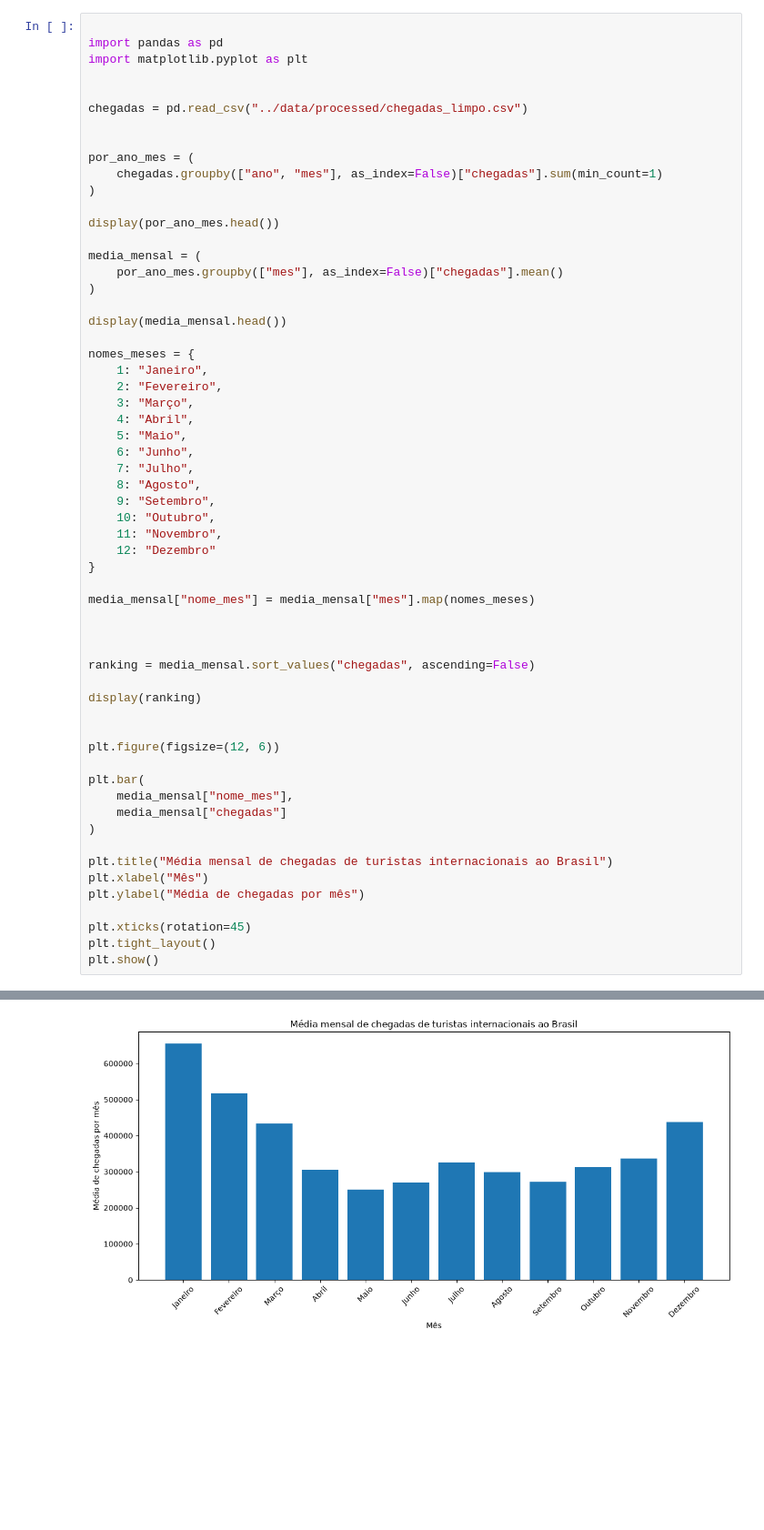
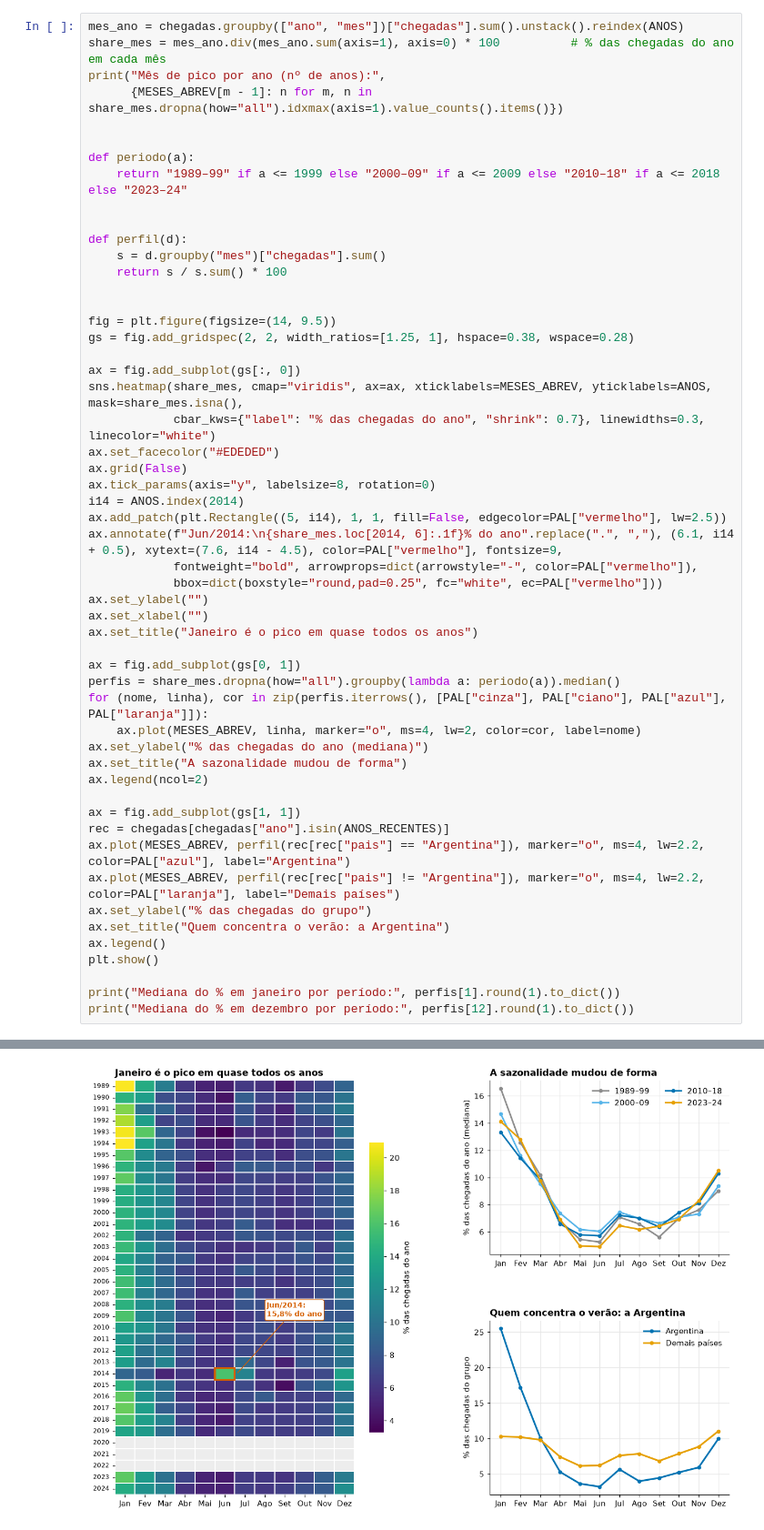
Before and after one commit to r3lc0ts/Projeto-AEDV, a Jupyter notebook: notebook/notebook_turismo.ipynb, the cells around one changed output, grey strips where cells are left out. Shown at 91% size. Cells and saved outputs as stored; diff of their text form; blank space fills up the shorter version.

```diff
--- a/notebook/notebook_turismo.ipynb
+++ b/notebook/notebook_turismo.ipynb
@@ -201,60 +505,54 @@ fig_corrida_uf.show()
 # %%
-
-import pandas as pd
-import matplotlib.pyplot as plt
+mes_ano = chegadas.groupby(["ano", "mes"])["chegadas"].sum().unstack().reindex(ANOS)
+share_mes = mes_ano.div(mes_ano.sum(axis=1), axis=0) * 100          # % das chegadas do ano em cada mês
+print("Mês de pico por ano (nº de anos):",
+      {MESES_ABREV[m - 1]: n for m, n in share_mes.dropna(how="all").idxmax(axis=1).value_counts().items()})
 
 
-chegadas = pd.read_csv("../data/processed/chegadas_limpo.csv")
+def periodo(a):
+    return "1989–99" if a <= 1999 else "2000–09" if a <= 2009 else "2010–18" if a <= 2018 else "2023–24"
 
 
-por_ano_mes = (
-    chegadas.groupby(["ano", "mes"], as_index=False)["chegadas"].sum(min_count=1)
-)
-
-display(por_ano_mes.head())
-
-media_mensal = (
-    por_ano_mes.groupby(["mes"], as_index=False)["chegadas"].mean()
-)
-
-display(media_mensal.head())
-
-nomes_meses = {
-    1: "Janeiro",
-    2: "Fevereiro",
-    3: "Março",
-    4: "Abril",
-    5: "Maio",
-    6: "Junho",
-    7: "Julho",
-    8: "Agosto",
-    9: "Setembro",
-    10: "Outubro",
-    11: "Novembro",
-    12: "Dezembro"
-}
-
-media_mensal["nome_mes"] = media_mensal["mes"].map(nomes_meses)
+def perfil(d):
+    s = d.groupby("mes")["chegadas"].sum()
+    return s / s.sum() * 100
 
 
+fig = plt.figure(figsize=(14, 9.5))
+gs = fig.add_gridspec(2, 2, width_ratios=[1.25, 1], hspace=0.38, wspace=0.28)
 
-ranking = media_mensal.sort_values("chegadas", ascending=False)
+ax = fig.add_subplot(gs[:, 0])
+sns.heatmap(share_mes, cmap="viridis", ax=ax, xticklabels=MESES_ABREV, yticklabels=ANOS, mask=share_mes.isna(),
+            cbar_kws={"label": "% das chegadas do ano", "shrink": 0.7}, linewidths=0.3, linecolor="white")
+ax.set_facecolor("#EDEDED")
+ax.grid(False)
+ax.tick_params(axis="y", labelsize=8, rotation=0)
+i14 = ANOS.index(2014)
+ax.add_patch(plt.Rectangle((5, i14), 1, 1, fill=False, edgecolor=PAL["vermelho"], lw=2.5))
+ax.annotate(f"Jun/2014:\n{share_mes.loc[2014, 6]:.1f}% do ano".replace(".", ","), (6.1, i14 + 0.5), xytext=(7.6, i14 - 4.5), color=PAL["vermelho"], fontsize=9,
+            fontweight="bold", arrowprops=dict(arrowstyle="-", color=PAL["vermelho"]),
+            bbox=dict(boxstyle="round,pad=0.25", fc="white", ec=PAL["vermelho"]))
+ax.set_ylabel("")
+ax.set_xlabel("")
+ax.set_title("Janeiro é o pico em quase todos os anos")
 
-display(ranking)
+ax = fig.add_subplot(gs[0, 1])
+perfis = share_mes.dropna(how="all").groupby(lambda a: periodo(a)).median()
+for (nome, linha), cor in zip(perfis.iterrows(), [PAL["cinza"], PAL["ciano"], PAL["azul"], PAL["laranja"]]):
+    ax.plot(MESES_ABREV, linha, marker="o", ms=4, lw=2, color=cor, label=nome)
+ax.set_ylabel("% das chegadas do ano (mediana)")
+ax.set_title("A sazonalidade mudou de forma")
+ax.legend(ncol=2)
 
+ax = fig.add_subplot(gs[1, 1])
+rec = chegadas[chegadas["ano"].isin(ANOS_RECENTES)]
+ax.plot(MESES_ABREV, perfil(rec[rec["pais"] == "Argentina"]), marker="o", ms=4, lw=2.2, color=PAL["azul"], label="Argentina")
+ax.plot(MESES_ABREV, perfil(rec[rec["pais"] != "Argentina"]), marker="o", ms=4, lw=2.2, color=PAL["laranja"], label="Demais países")
+ax.set_ylabel("% das chegadas do grupo")
+ax.set_title("Quem concentra o verão: a Argentina")
+ax.legend()
+plt.show()
 
-plt.figure(figsize=(12, 6))
-
-plt.bar(
-    media_mensal["nome_mes"],
-    media_mensal["chegadas"]
-)
-
-plt.title("Média mensal de chegadas de turistas internacionais ao Brasil")
-plt.xlabel("Mês")
-plt.ylabel("Média de chegadas por mês")
-
-plt.xticks(rotation=45)
-plt.tight_layout()
-plt.show()
+print("Mediana do % em janeiro por período:", perfis[1].round(1).to_dict())
+print("Mediana do % em dezembro por período:", perfis[12].round(1).to_dict())
 # %% [output]
@@ -286 +560 @@ plt.show()
-[figure, old version]
+[figure, new version]
```
Also changed, not shown: parts of 35 cells of this notebook, 1 other file.
